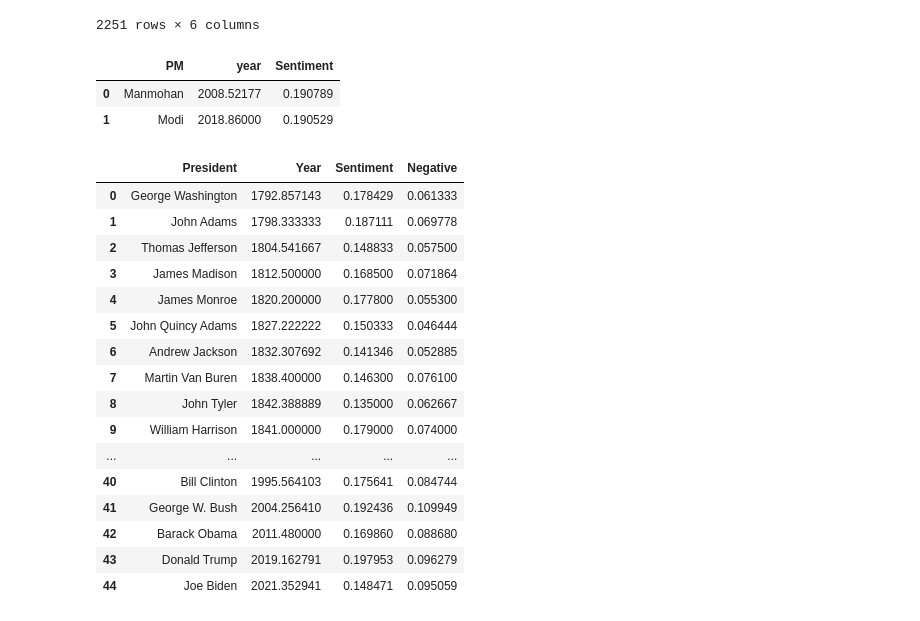
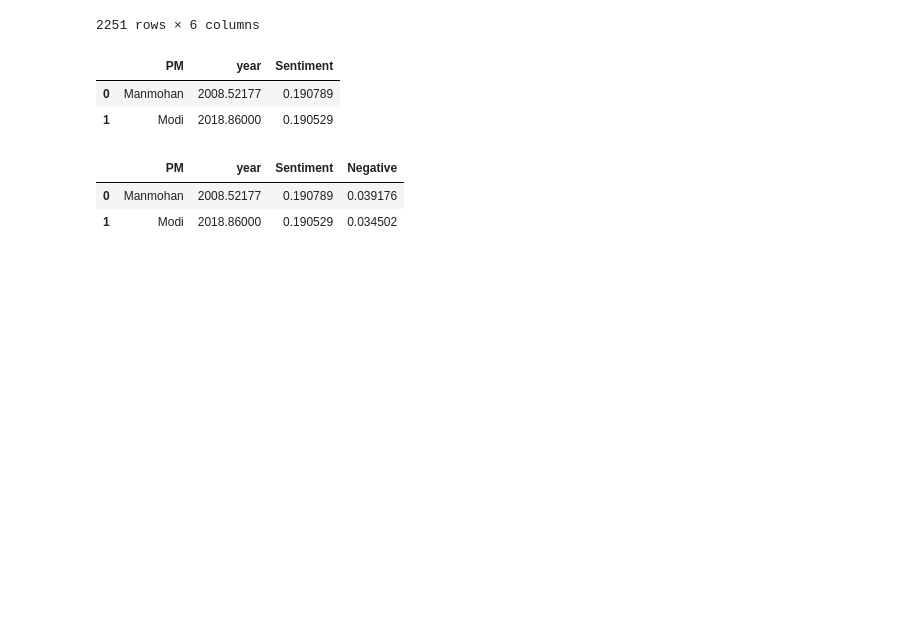
Before and after one commit to kshitijalwadhi/HSL384-Project, a Jupyter notebook: analyse_india.ipynb, the cells around one changed output. Drawn from its saved outputs; the diff is of its cells as text; code cells hidden in the pictures; blank space fills up the shorter version.

```diff
--- a/analyse_india.ipynb
+++ b/analyse_india.ipynb
@@ -537,28 +537,14 @@ df_sent
 | 0 | Manmohan | 2008.52177 | 0.190789 |
 | 1 | Modi | 2018.86000 | 0.190529 |
 # %%
-df_sent = df_neg.copy().sort_values(by = 'Year')
-df_sent = df_sent.groupby(['President'], sort=False).mean().reset_index()
-df_sent.to_csv('usa_dump/President_sentiment_neg.csv')
+df_sent = df_neg.copy().sort_values(by = 'year')
+df_sent = df_sent.groupby(['PM'], sort=False).mean().reset_index()
+df_sent.to_csv('india_dump/PM_sentiment_neg.csv')
 df_sent
 # %% [output]
-|  | President | Year | Sentiment | Negative |
-| 0 | George Washington | 1792.857143 | 0.178429 | 0.061333 |
-| 1 | John Adams | 1798.333333 | 0.187111 | 0.069778 |
-| 2 | Thomas Jefferson | 1804.541667 | 0.148833 | 0.057500 |
-| 3 | James Madison | 1812.500000 | 0.168500 | 0.071864 |
-| 4 | James Monroe | 1820.200000 | 0.177800 | 0.055300 |
-| 5 | John Quincy Adams | 1827.222222 | 0.150333 | 0.046444 |
-| 6 | Andrew Jackson | 1832.307692 | 0.141346 | 0.052885 |
-| 7 | Martin Van Buren | 1838.400000 | 0.146300 | 0.076100 |
-| 8 | John Tyler | 1842.388889 | 0.135000 | 0.062667 |
-| 9 | William Harrison | 1841.000000 | 0.179000 | 0.074000 |
-| ... | ... | ... | ... | ... |
-| 40 | Bill Clinton | 1995.564103 | 0.175641 | 0.084744 |
-| 41 | George W. Bush | 2004.256410 | 0.192436 | 0.109949 |
-| 42 | Barack Obama | 2011.480000 | 0.169860 | 0.088680 |
-| 43 | Donald Trump | 2019.162791 | 0.197953 | 0.096279 |
-| 44 | Joe Biden | 2021.352941 | 0.148471 | 0.095059 |
+|  | PM | year | Sentiment | Negative |
+| 0 | Manmohan | 2008.52177 | 0.190789 | 0.039176 |
+| 1 | Modi | 2018.86000 | 0.190529 | 0.034502 |
 # %%
 # bar plots of sentiment for each president using seaborn
 import seaborn as sns
```
Also changed, not shown: parts of 6 cells of this notebook, 2 other files.
